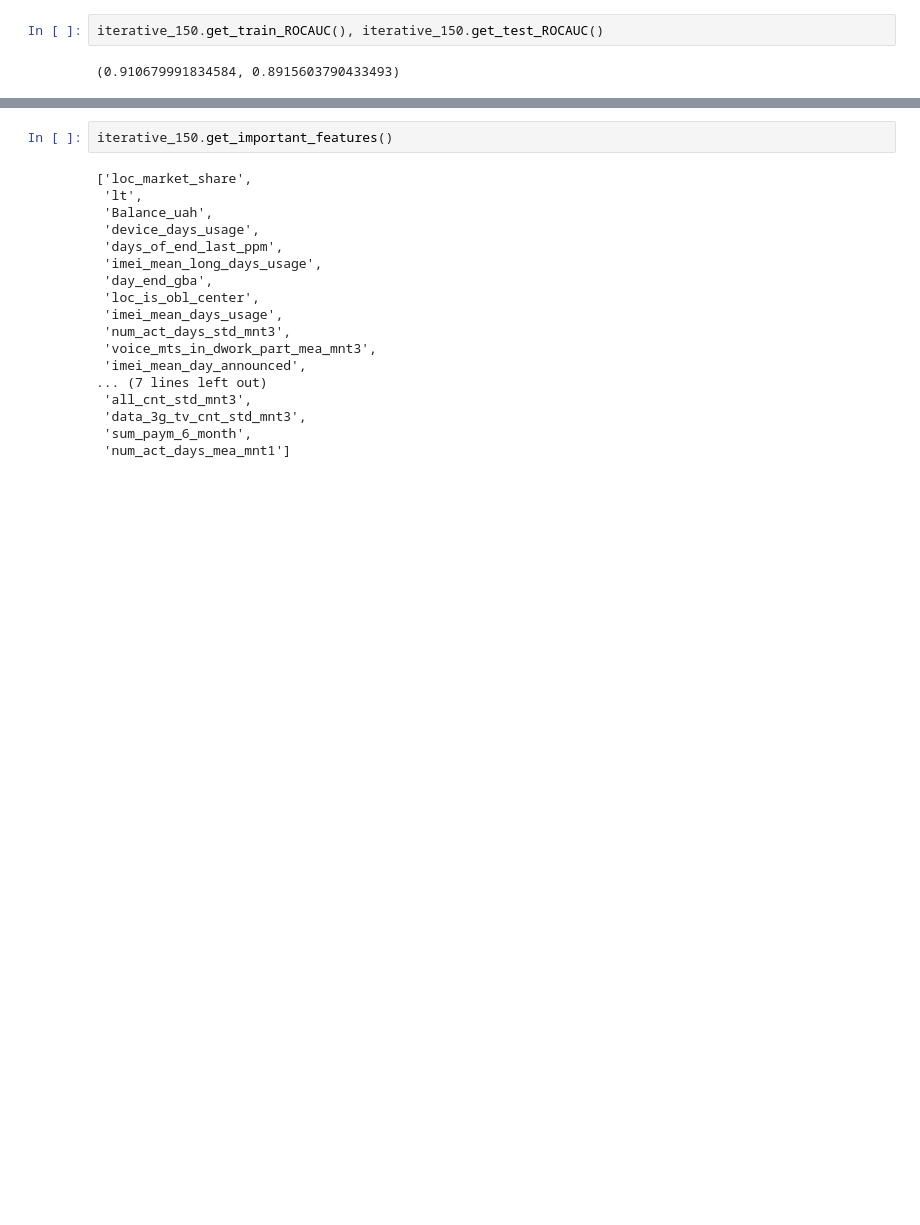
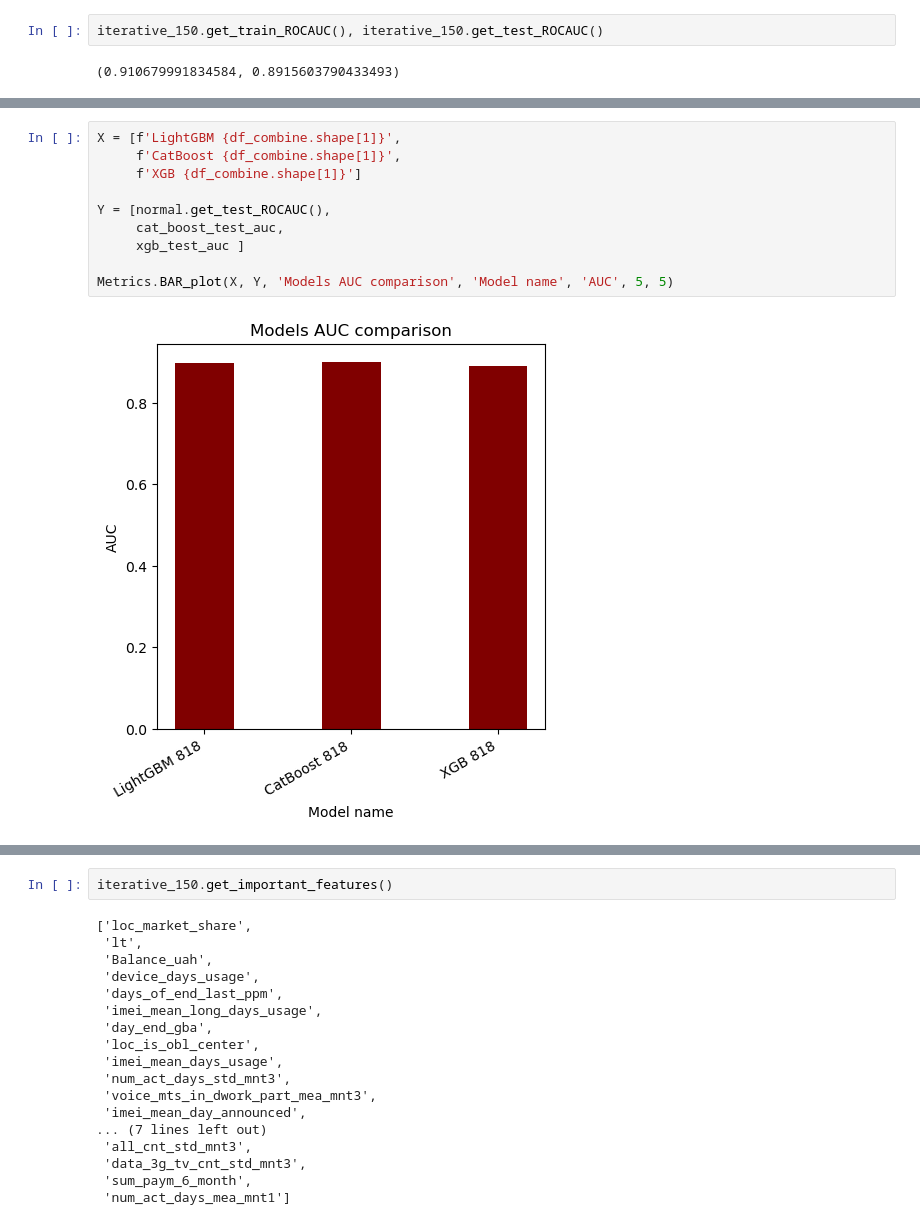
Before and after one commit to vburenkov/ML, a Jupyter notebook: FINAL/Burenkov.ipynb, the cells around one changed output, grey strips where cells are left out. Saved outputs shown, nothing was run; the diff lists cells and outputs as text; blank space fills up the shorter version.

```diff
--- a/FINAL/Burenkov.ipynb
+++ b/FINAL/Burenkov.ipynb
@@ -1241,0 +1438,12 @@ Metrics.BAR_plot(X, Y, 'Models AUC comparison', 'Model name', 'AUC')
+# %%
+X = [f'LightGBM {df_combine.shape[1]}',
+     f'CatBoost {df_combine.shape[1]}',
+     f'XGB {df_combine.shape[1]}']
+
+Y = [normal.get_test_ROCAUC(),
+     cat_boost_test_auc,
+     xgb_test_auc ]
+
+Metrics.BAR_plot(X, Y, 'Models AUC comparison', 'Model name', 'AUC', 5, 5)
+# %% [output]
+[figure, added]
```
Also changed, not shown: parts of 89 cells of this notebook.
